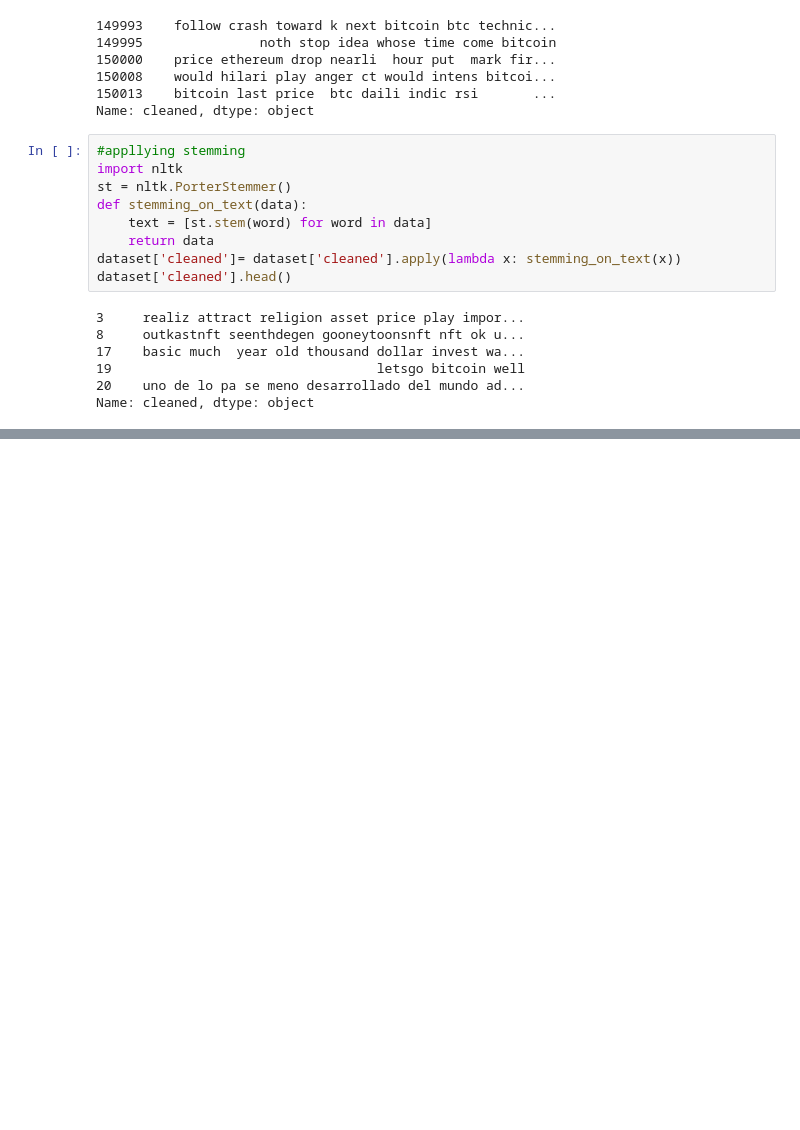
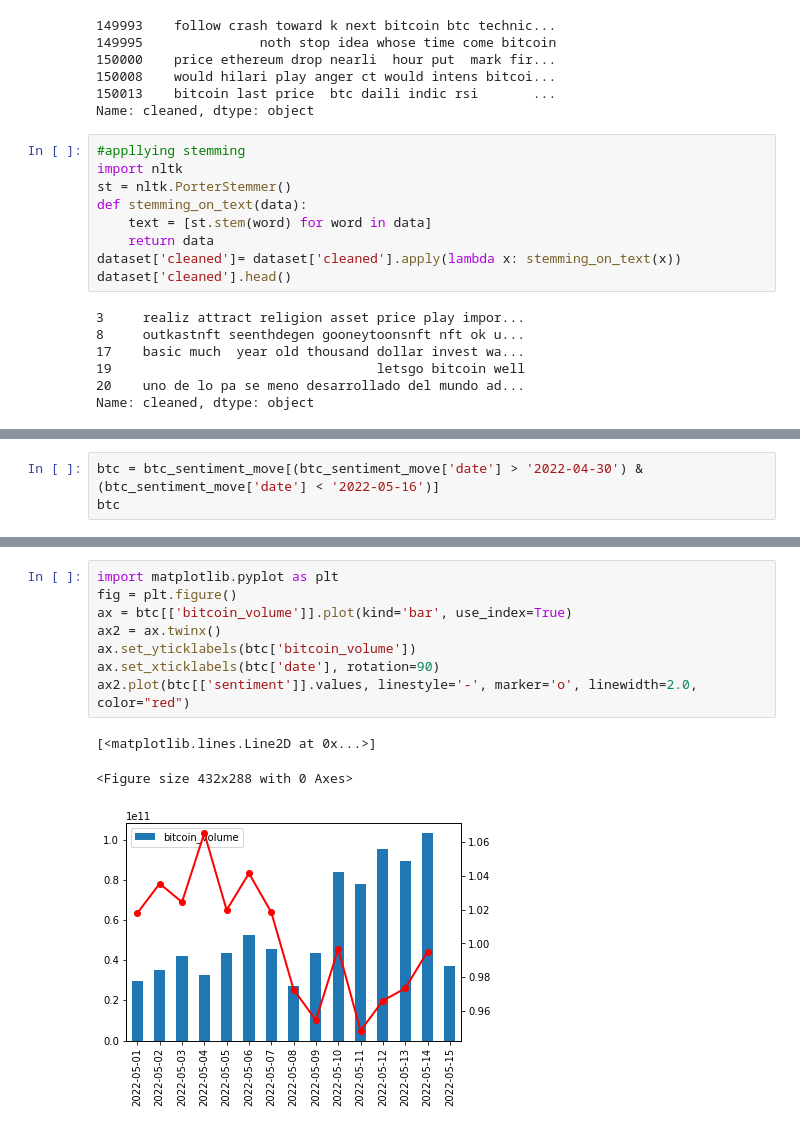
Before and after one commit to Ashlynbh/Crypto_Sentiment_Project, a Jupyter notebook: Jupyter/bitcoin_ML.ipynb, the cells around one changed output, grey strips where cells are left out. Saved outputs shown, nothing was run; the diff lists cells and outputs as text; blank space fills up the shorter version.

Commit message:
updating bitcoin ml

```diff
--- a/Jupyter/bitcoin_ML.ipynb
+++ b/Jupyter/bitcoin_ML.ipynb
@@ -477,0 +389,3 @@ plt.savefig("../images/btcaverage.png")
+# %%
+btc = btc_sentiment_move[(btc_sentiment_move['date'] > '2022-04-30') & (btc_sentiment_move['date'] < '2022-05-16')]
+btc
@@ -477,0 +409,12 @@ plt.savefig("../images/btcaverage.png")
+# %%
+import matplotlib.pyplot as plt
+fig = plt.figure()
+ax = btc[['bitcoin_volume']].plot(kind='bar', use_index=True)
+ax2 = ax.twinx()
+ax.set_yticklabels(btc['bitcoin_volume'])
+ax.set_xticklabels(btc['date'], rotation=90)
+ax2.plot(btc[['sentiment']].values, linestyle='-', marker='o', linewidth=2.0, color="red")
+# %% [output]
+[<matplotlib.lines.Line2D at 0x...>]
+<Figure size 432x288 with 0 Axes>
+[figure, added]
```
Also changed, not shown: parts of 18 cells of this notebook.
